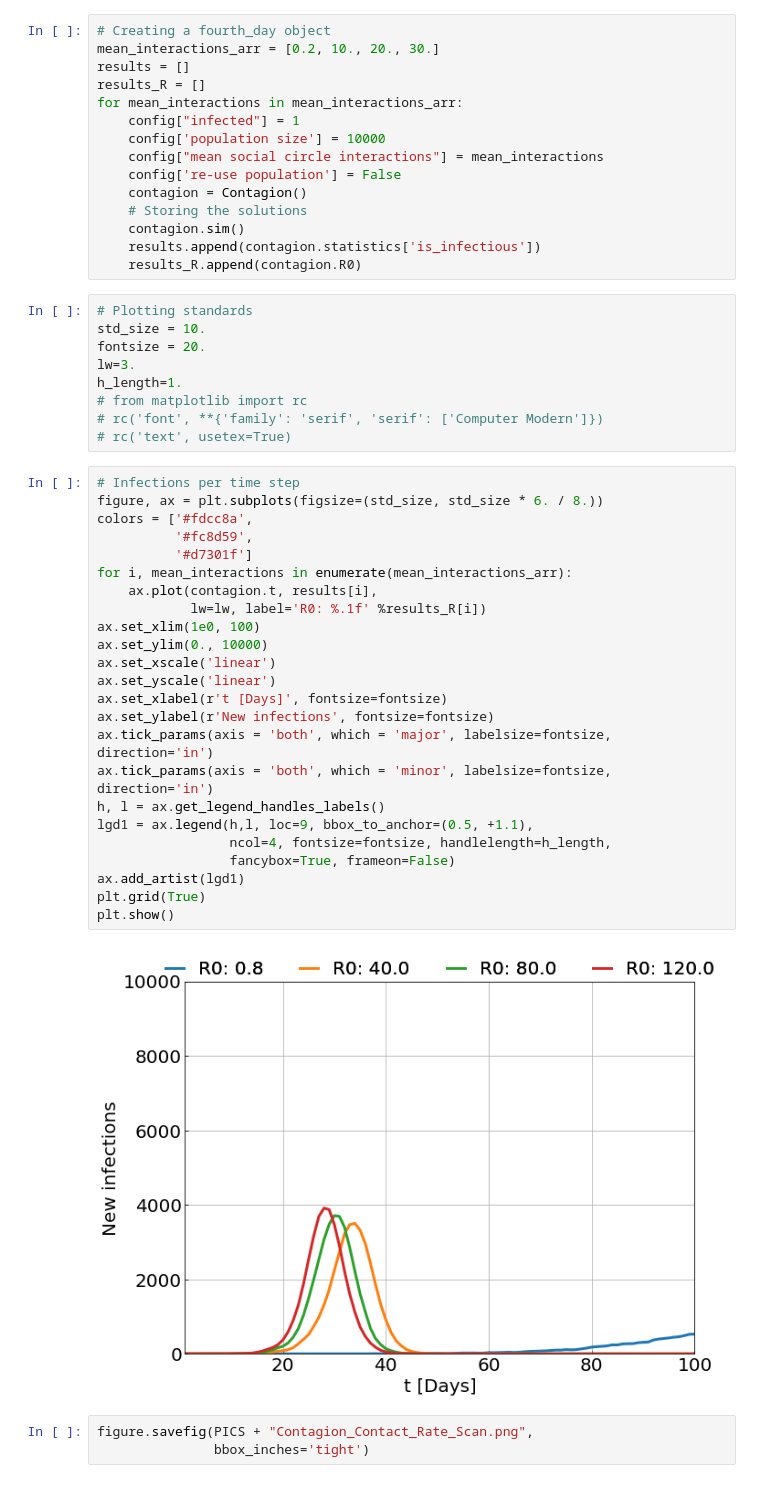
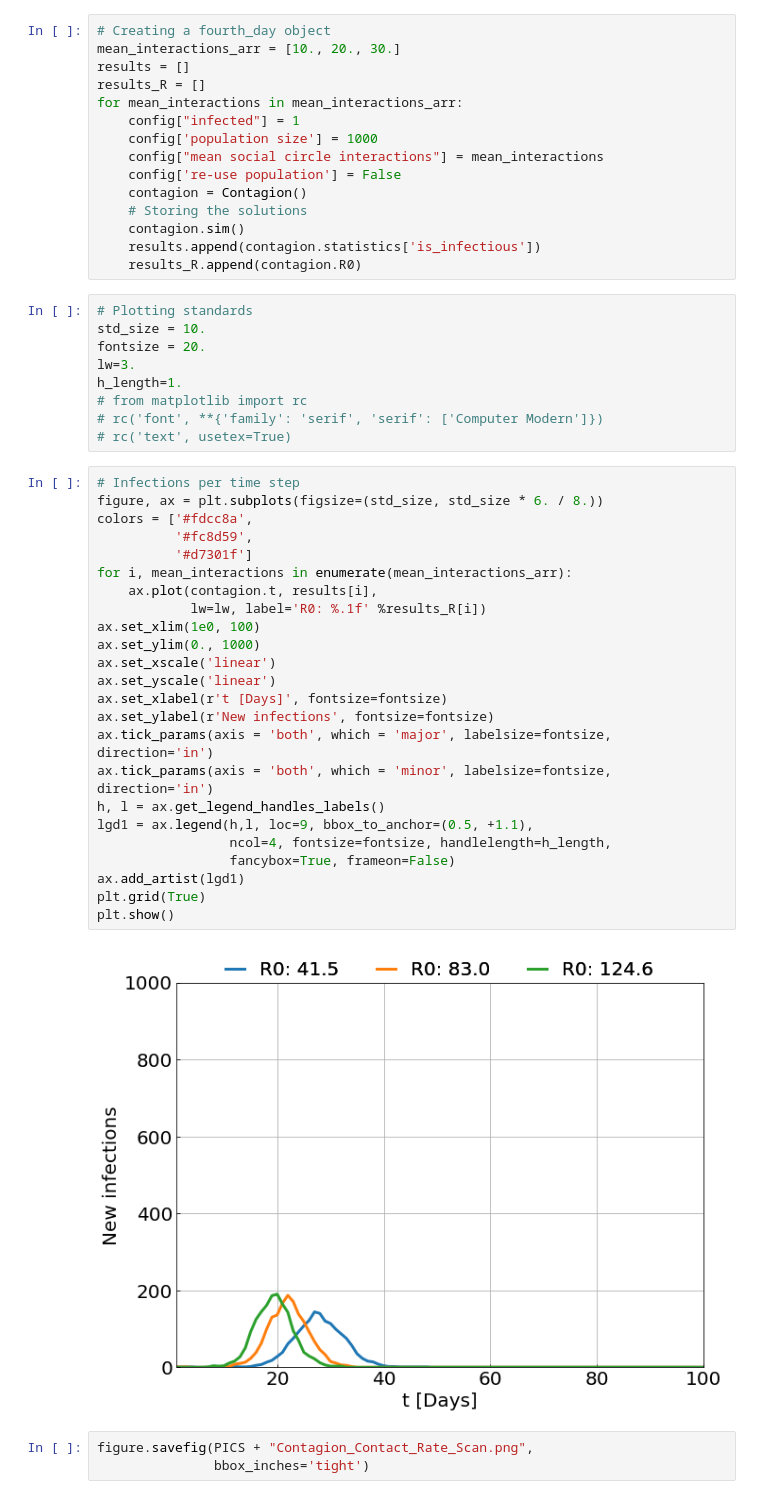
Before and after one commit to chrhck/contagion, a Jupyter notebook: examples/con_parameter_scan.ipynb, the cells around one changed output. Saved outputs shown, nothing was run; the diff lists cells and outputs as text.

```diff
--- a/examples/con_parameter_scan.ipynb
+++ b/examples/con_parameter_scan.ipynb
@@ -22,12 +22,12 @@ PICS = '../pics/'
 from contagion import Contagion, config
 # %%
 # Creating a fourth_day object
-mean_interactions_arr = [0.2, 10., 20., 30.]
+mean_interactions_arr = [10., 20., 30.]
 results = []
 results_R = []
 for mean_interactions in mean_interactions_arr:
     config["infected"] = 1
-    config['population size'] = 10000
+    config['population size'] = 1000
     config["mean social circle interactions"] = mean_interactions
     config['re-use population'] = False
     contagion = Contagion()
@@ -47,29 +47,29 @@ h_length=1.
 # %%
 # Infections per time step
 figure, ax = plt.subplots(figsize=(std_size, std_size * 6. / 8.))
 colors = ['#fdcc8a',
           '#fc8d59',
           '#d7301f']
 for i, mean_interactions in enumerate(mean_interactions_arr):
     ax.plot(contagion.t, results[i],
             lw=lw, label='R0: %.1f' %results_R[i])
 ax.set_xlim(1e0, 100)
-ax.set_ylim(0., 10000)
+ax.set_ylim(0., 1000)
 ax.set_xscale('linear')
 ax.set_yscale('linear')
 ax.set_xlabel(r't [Days]', fontsize=fontsize)
 ax.set_ylabel(r'New infections', fontsize=fontsize)
 ax.tick_params(axis = 'both', which = 'major', labelsize=fontsize, direction='in')
 ax.tick_params(axis = 'both', which = 'minor', labelsize=fontsize, direction='in')
 h, l = ax.get_legend_handles_labels()
 lgd1 = ax.legend(h,l, loc=9, bbox_to_anchor=(0.5, +1.1),
                  ncol=4, fontsize=fontsize, handlelength=h_length,
                  fancybox=True, frameon=False)
 ax.add_artist(lgd1)
 plt.grid(True)
 plt.show()
 # %% [output]
-[figure, old version]
+[figure, new version]
 # %%
 figure.savefig(PICS + "Contagion_Contact_Rate_Scan.png",
                bbox_inches='tight')
```
Also changed, not shown: 5 other files.
